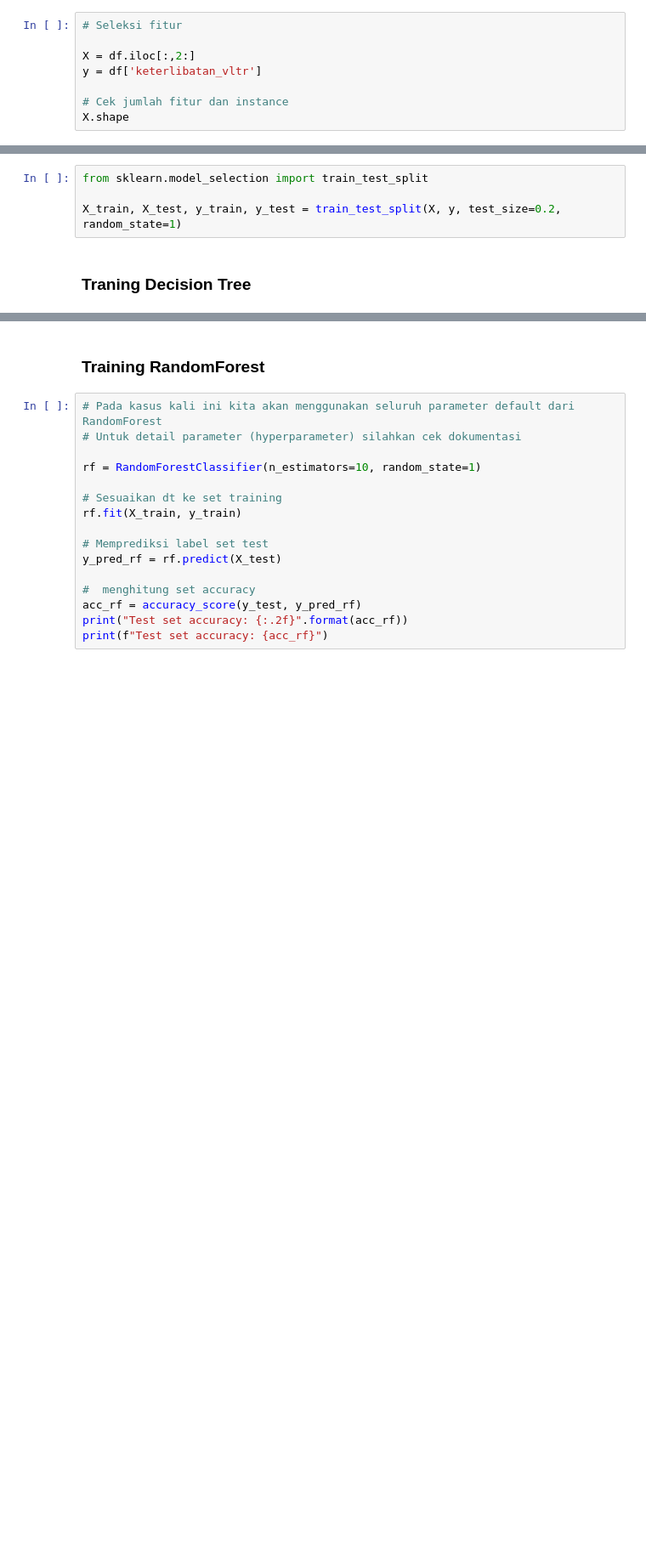
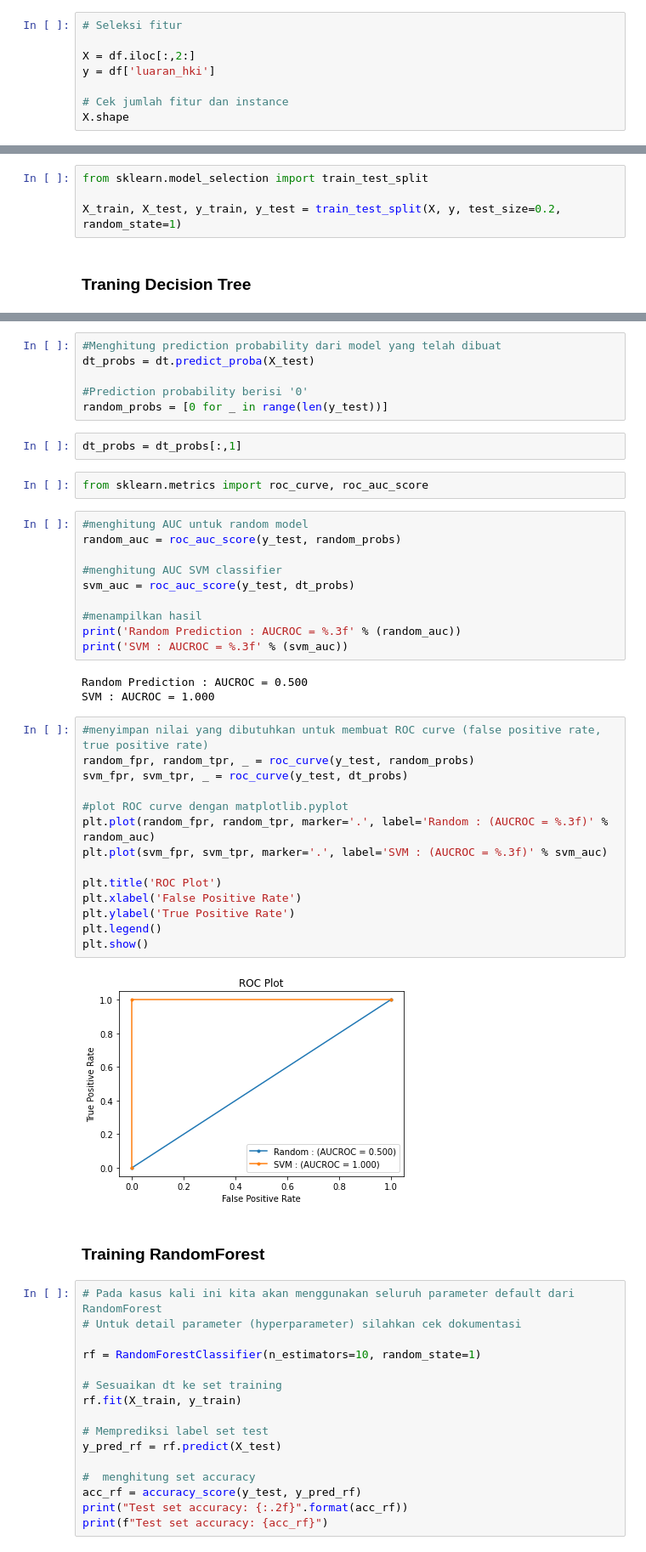
Before and after one commit to dhikaainul/Machine_Learning_Quiz_2, a Jupyter notebook: ML_Quiz2.ipynb, the cells around one changed output, grey strips where cells are left out. Shown: that part at 85% size. Cells and saved outputs as stored; diff of their text form; blank space fills up the shorter version.

```diff
--- a/ML_Quiz2.ipynb
+++ b/ML_Quiz2.ipynb
@@ -188,7 +188,7 @@ Jumlah data test: 7
 # Seleksi fitur
 
 X = df.iloc[:,2:]
-y = df['keterlibatan_vltr']
+y = df['luaran_hki']
 
 # Cek jumlah fitur dan instance
 X.shape
@@ -222,3 +244,42 @@ Test set accuracy: 0.5
+# %%
+#Menghitung prediction probability dari model yang telah dibuat
+dt_probs = dt.predict_proba(X_test)
+
+#Prediction probability berisi '0'
+random_probs = [0 for _ in range(len(y_test))]
+# %%
+dt_probs = dt_probs[:,1]
+# %%
+from sklearn.metrics import roc_curve, roc_auc_score
+# %%
+#menghitung AUC untuk random model
+random_auc = roc_auc_score(y_test, random_probs)
+
+#menghitung AUC SVM classifier
+svm_auc = roc_auc_score(y_test, dt_probs)
+
+#menampilkan hasil
+print('Random Prediction : AUCROC = %.3f' % (random_auc))
+print('SVM : AUCROC = %.3f' % (svm_auc))
+# %% [output]
+Random Prediction : AUCROC = 0.500
+SVM : AUCROC = 1.000
+# %%
+#menyimpan nilai yang dibutuhkan untuk membuat ROC curve (false positive rate, true positive rate)
+random_fpr, random_tpr, _ = roc_curve(y_test, random_probs)
+svm_fpr, svm_tpr, _ = roc_curve(y_test, dt_probs)
+
+#plot ROC curve dengan matplotlib.pyplot
+plt.plot(random_fpr, random_tpr, marker='.', label='Random : (AUCROC = %.3f)' % random_auc)
+plt.plot(svm_fpr, svm_tpr, marker='.', label='SVM : (AUCROC = %.3f)' % svm_auc)
+
+plt.title('ROC Plot')
+plt.xlabel('False Positive Rate')
+plt.ylabel('True Positive Rate')
+plt.legend()
+plt.show()
+# %% [output]
+[figure, added]
 # %% [markdown]
 ### Training RandomForest
 # %%
```
Also changed, not shown: parts of 17 cells of this notebook.
